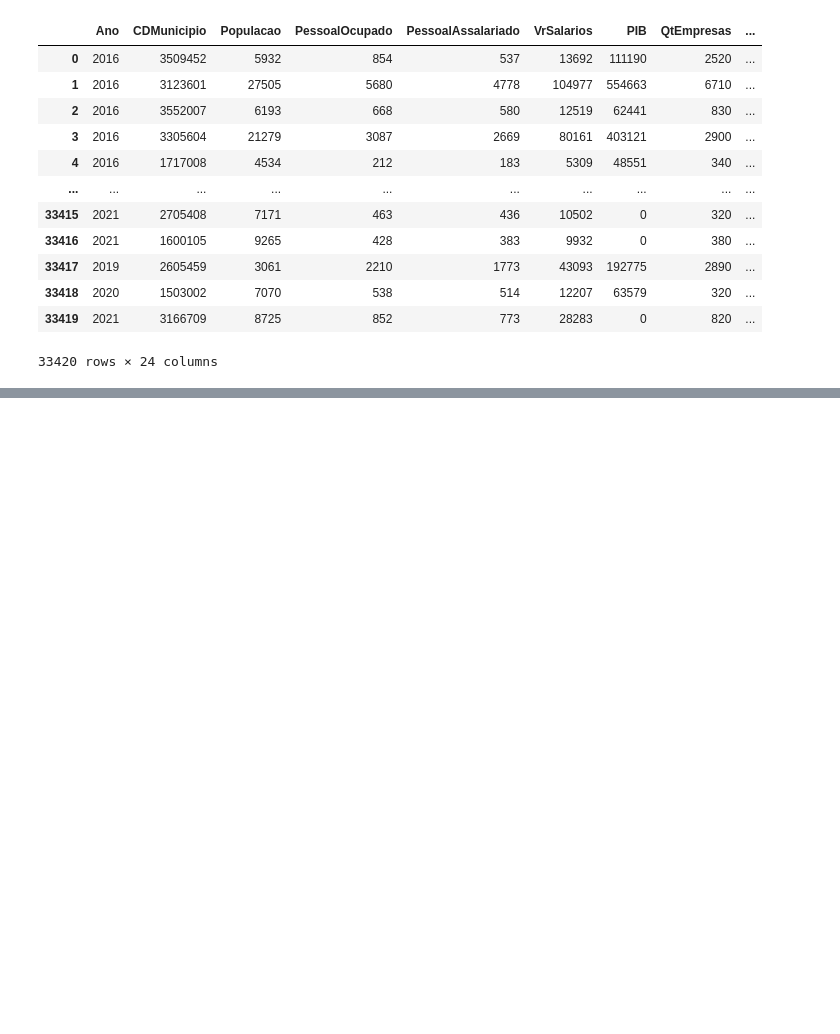
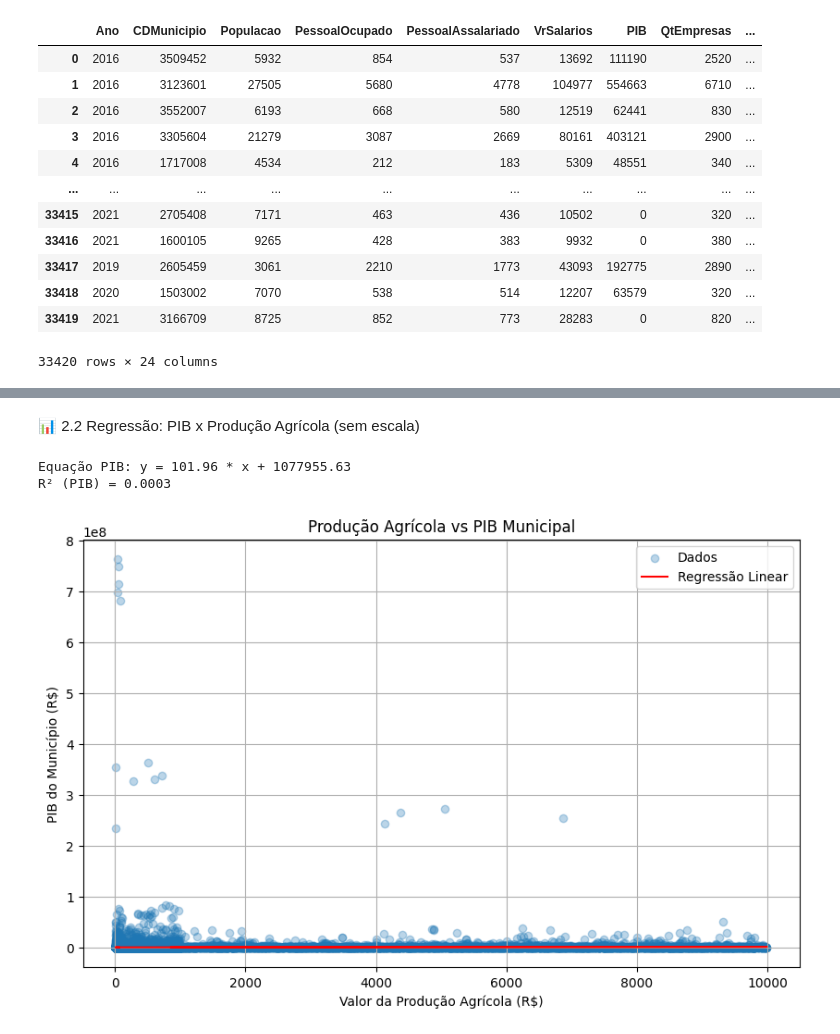
Before and after one commit to anaC-Fernandes/ProjetoDados, a Jupyter notebook: Notebooks/Dataset_Agro.ipynb, the cells around one changed output, grey strips where cells are left out. Cells and saved outputs as stored; diff of their text form; code cells hidden in the pictures; blank space fills up the shorter version.

```diff
--- a/Notebooks/Dataset_Agro.ipynb
+++ b/Notebooks/Dataset_Agro.ipynb
@@ -506,0 +393,40 @@ else:
+# %% [markdown]
+📊 2.2 Regressão: PIB x Produção Agrícola (sem escala)
+# %%
+# Limpeza
+df_valid = df[['VlProducaoAgricola', 'PIB']].dropna()
+df_valid = df_valid[df_valid['VlProducaoAgricola'] > 0]
+df_valid = df_valid[df_valid['PIB'] > 0]
+
+# Regressão
+from sklearn.linear_model import LinearRegression
+from sklearn.metrics import r2_score
+import matplotlib.pyplot as plt
+
+X = df_valid[['VlProducaoAgricola']]
+y = df_valid['PIB']
+
+reg = LinearRegression()
+reg.fit(X, y)
+y_pred = reg.predict(X)
+r2 = r2_score(y, y_pred)
+
+# Gráfico
+plt.figure(figsize=(10,6))
+plt.scatter(X, y, alpha=0.3, label='Dados')
+plt.plot(X, y_pred, color='red', label='Regressão Linear')
+plt.xlabel("Valor da Produção Agrícola (R$)")
+plt.ylabel("PIB do Município (R$)")
+plt.title("Produção Agrícola vs PIB Municipal")
+plt.legend()
+plt.grid(True)
+
+# Printar equação
+coef = reg.coef_[0]
+intercept = reg.intercept_
+print(f"Equação PIB: y = {coef:.2f} * x + {intercept:.2f}")
+print(f"R² (PIB) = {r2:.4f}")
+# %% [output]
+Equação PIB: y = 101.96 * x + 1077955.63
+R² (PIB) = 0.0003
+[figure, added]
```
Also changed, not shown: parts of 40 cells of this notebook.
